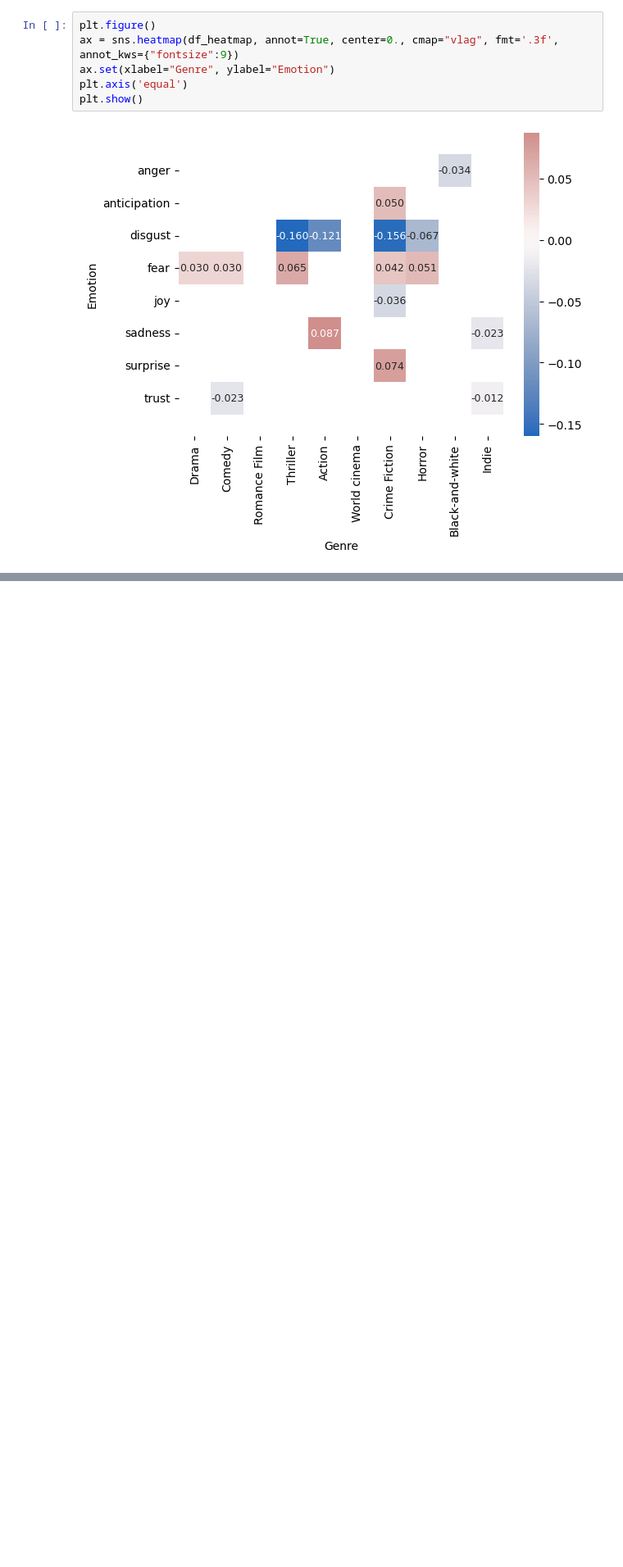
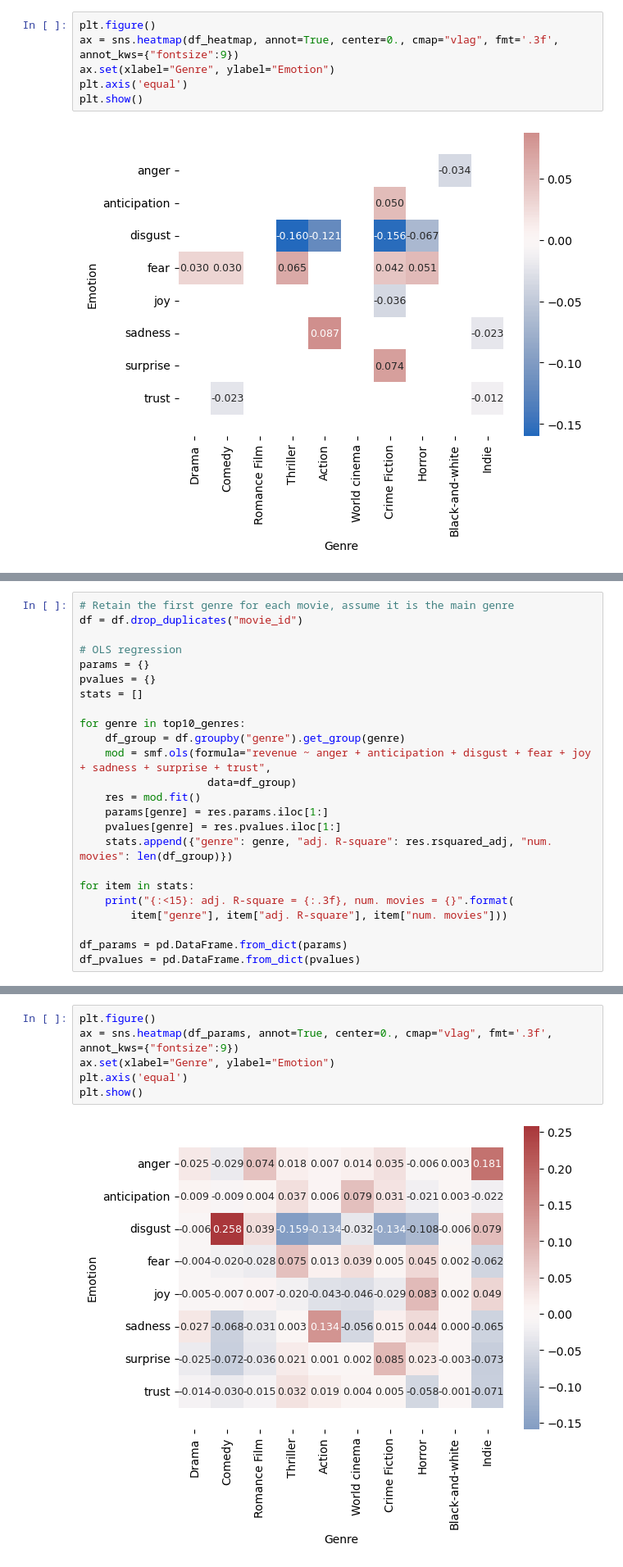
Before and after one commit to epfl-ada/ada-2023-project-badafixm01, a Jupyter notebook: src/p2_regression.ipynb, the cells around one changed output, grey strips where cells are left out. Shown at 82% size. Drawn from its saved outputs; the diff is of its cells as text; blank space fills up the shorter version.

```diff
--- a/src/p2_regression.ipynb
+++ b/src/p2_regression.ipynb
@@ -392,0 +255,24 @@ Percentage of NaN revenue (from additional dataset) in the final DataFrame: 0.00
+# %%
+# Retain the first genre for each movie, assume it is the main genre
+df = df.drop_duplicates("movie_id")
+
+# OLS regression
+params = {}
+pvalues = {}
+stats = []
+
+for genre in top10_genres:
+    df_group = df.groupby("genre").get_group(genre)
+    mod = smf.ols(formula="revenue ~ anger + anticipation + disgust + fear + joy + sadness + surprise + trust",
+                    data=df_group)
+    res = mod.fit()
+    params[genre] = res.params.iloc[1:]
+    pvalues[genre] = res.pvalues.iloc[1:]
+    stats.append({"genre": genre, "adj. R-square": res.rsquared_adj, "num. movies": len(df_group)})
+
+for item in stats:
+    print("{:<15}: adj. R-square = {:.3f}, num. movies = {}".format(
+        item["genre"], item["adj. R-square"], item["num. movies"]))
+
+df_params = pd.DataFrame.from_dict(params)
+df_pvalues = pd.DataFrame.from_dict(pvalues)
@@ -392,0 +290,8 @@ Percentage of NaN revenue (from additional dataset) in the final DataFrame: 0.00
+# %%
+plt.figure()
+ax = sns.heatmap(df_params, annot=True, center=0., cmap="vlag", fmt='.3f', annot_kws={"fontsize":9})
+ax.set(xlabel="Genre", ylabel="Emotion")
+plt.axis('equal')
+plt.show()
+# %% [output]
+[figure, added]
```
Also changed, not shown: parts of 34 cells of this notebook, 2 other files.
